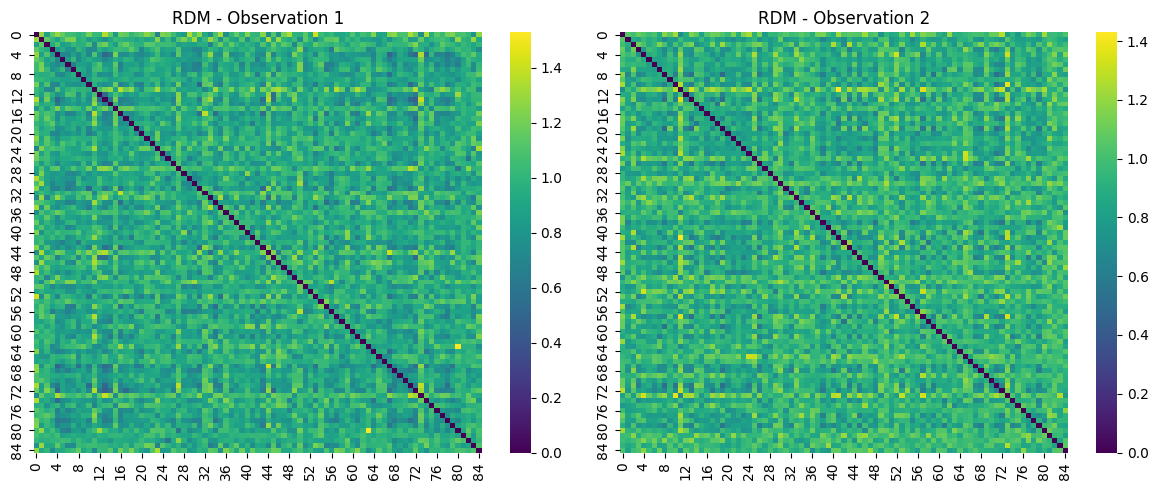
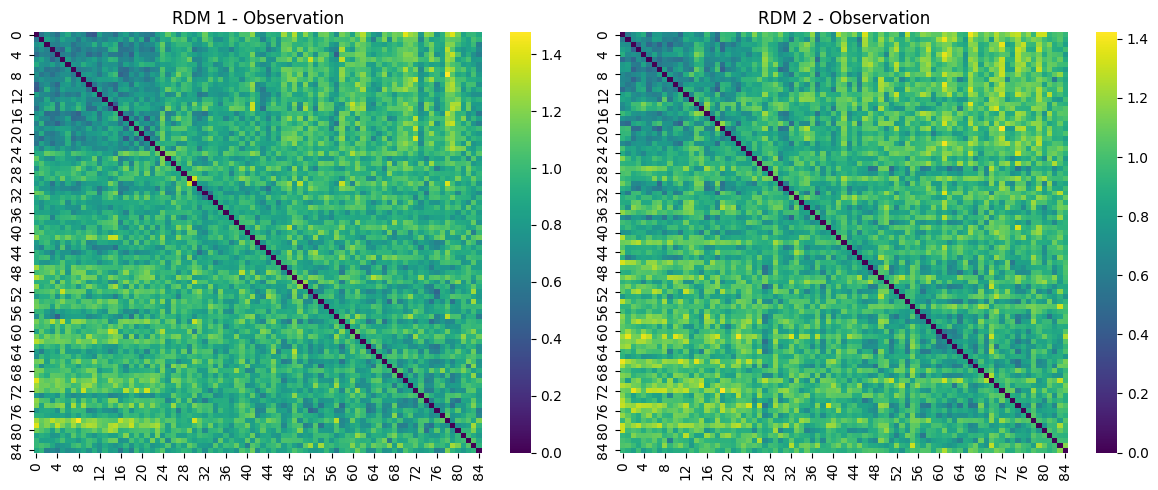
Unified diff of the notebook cell whose output changed from the first chart to the second:
--- before
+++ after
@@ -29,5 +29,5 @@
 
 
-def visualize_rdm_comparison(rdm1, rdm2):
+def visualize_rdm_comparison(rdm1, rdm2, rdm_1_str: str, rdm_2_str):
     """
     Create visualization to compare two RDMs.
@@ -46,8 +46,8 @@
     # Plot RDMs
     sns.heatmap(square_rdm1, ax=ax1, cmap='viridis')
-    ax1.set_title('RDM - Observation 1')
+    ax1.set_title(f'{rdm_1_str} - Observation')
     
     sns.heatmap(square_rdm2, ax=ax2, cmap='viridis')
-    ax2.set_title('RDM - Observation 2')
+    ax2.set_title(f'{rdm_2_str} - Observation')
     
     plt.tight_layout()
@@ -56,8 +56,20 @@
     plt.figure(figsize=(6, 6))
     plt.scatter(rdm1, rdm2, alpha=0.5, s=2)
-    plt.xlabel('RDM 1 distances')
-    plt.ylabel('RDM 2 distances')
+    plt.xlabel(f'{rdm_1_str} distances')
+    plt.ylabel(f'{rdm_2_str} distances')
     plt.title('RDM Distance Correlation')
     
 corr, p_value, rdm1, rdm2 = compare_rdms(rdm_1, rdm_2)
-visualize_rdm_comparison(rdm1, rdm2)
+visualize_rdm_comparison(rdm1, rdm2, "RDM 1", "RDM 2")
+
+corr, p_value, rdm1, rdm3 = compare_rdms(rdm_1, rdm_3)
+visualize_rdm_comparison(rdm1, rdm3, "RDM 1", "RDM 3")
+
+
+corr, p_value, rdm2, rdm3 = compare_rdms(rdm_2, rdm_3)
+visualize_rdm_comparison(rdm2, rdm3, "RDM 2", "RDM 3")
+
+
+
+corr, p_value, rdm1, rdm1 = compare_rdms(rdm_1, rdm_1)
+visualize_rdm_comparison(rdm1, rdm1, "RDM 1", "RDM 1")

Commit: lots of additions to the pipeline